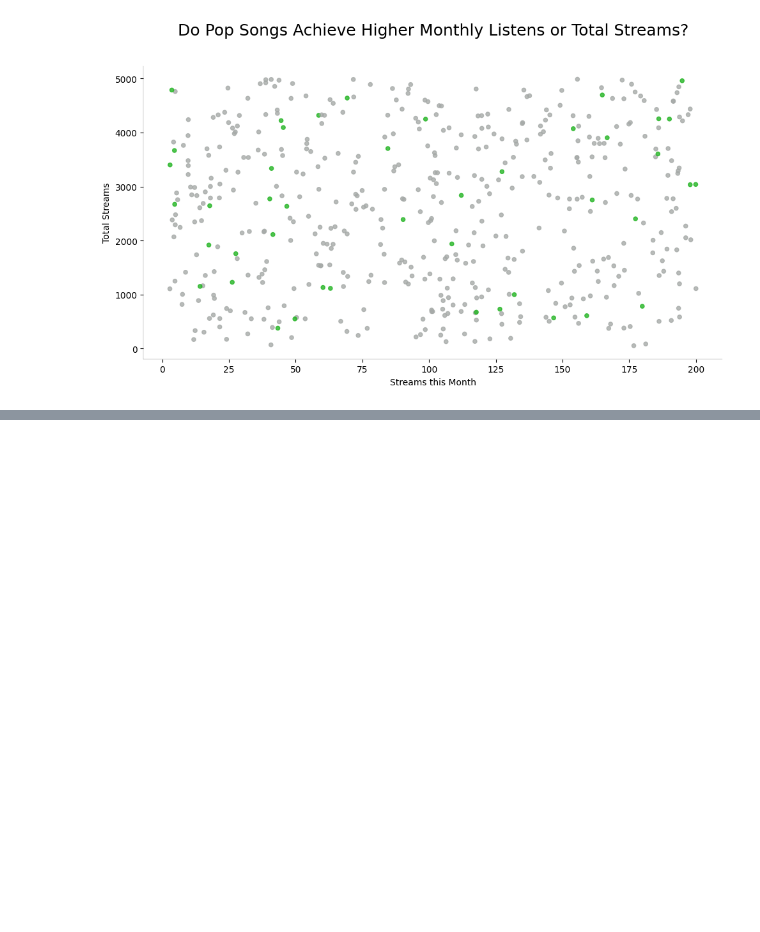
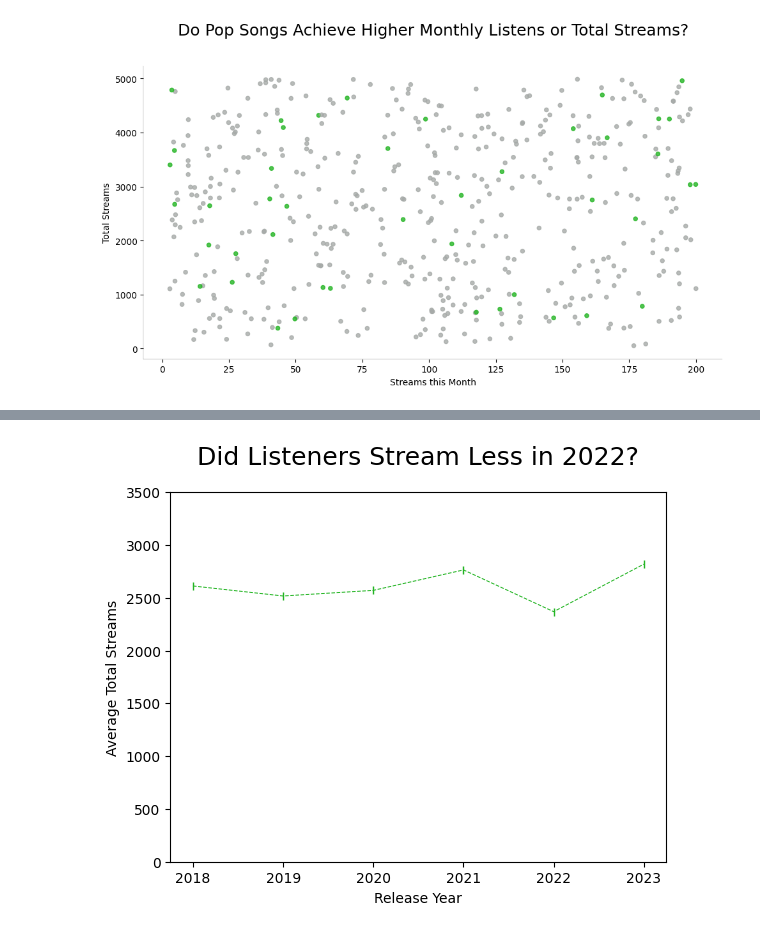
Before and after one commit to rhyman7/learning_plots_ryan_hyman, a Jupyter notebook: notebooks/visualization_practice.ipynb, the cells around one changed output, grey strips where cells are left out. Drawn from its saved outputs; the diff is of its cells as text; code cells hidden in the pictures; blank space fills up the shorter version.

```diff
--- a/notebooks/visualization_practice.ipynb
+++ b/notebooks/visualization_practice.ipynb
@@ -252,0 +275,22 @@ plt.show()
+# %%
+#plot a line chart of average total streams per release year with customizations.
+#Make line dashed with "|" markers, green color, and set y-axis limit from 0 to 3500
+
+plt.Figure(figsize=(10,6))
+plt.plot(
+    yearly_avg.index,
+    yearly_avg.values,
+    marker="|",
+    linestyle = "--",
+    color = "#24b524",
+    linewidth = .7)
+
+plt.xlabel("Release Year")
+plt.ylabel("Average Total Streams")
+plt.title("Did Listeners Stream Less in 2022?", fontsize = 18, pad=20)
+
+plt.ylim(0, 3500)
+
+plt.show()
+# %% [output]
+[figure, added]
```
Also changed, not shown: parts of 3 cells of this notebook.
